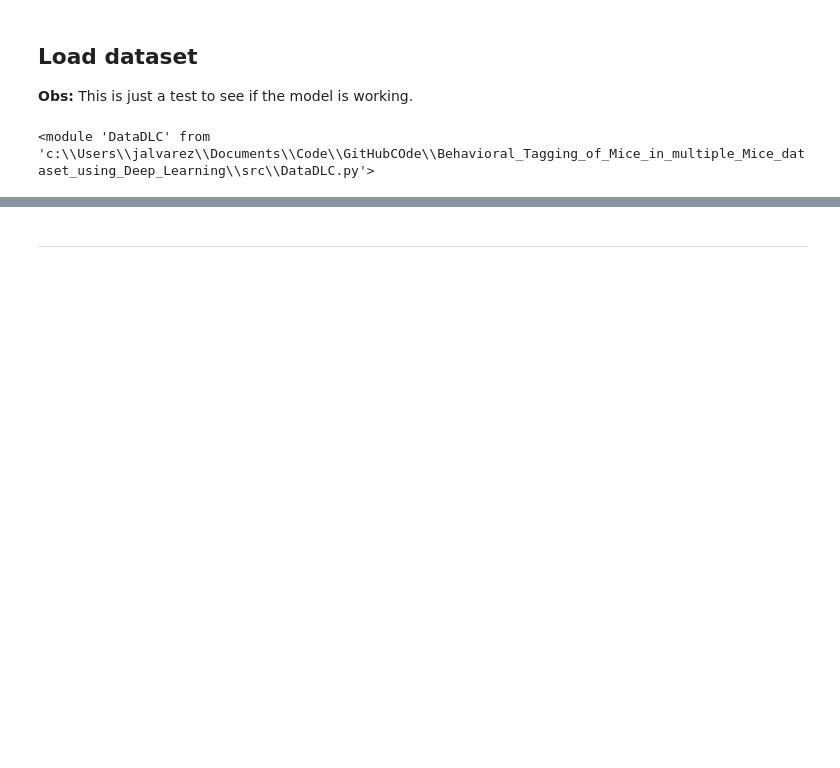
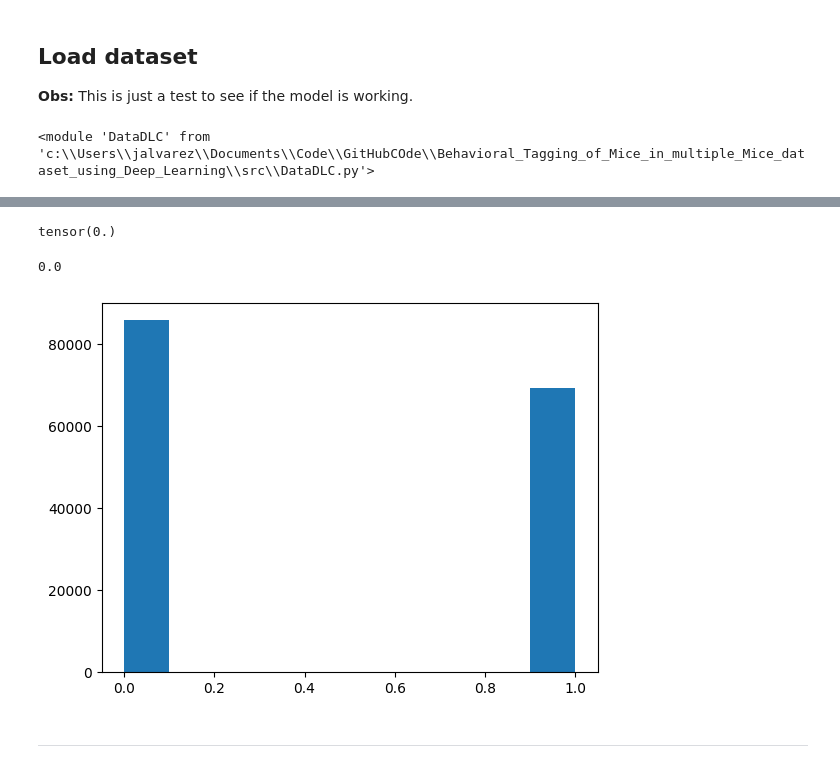
Before and after one commit to JulianAlvarezdeGiorgi/Behavioral_Tagging_of_Mice_in_multiple_Mice_setup_using_Deep_Learning, a Jupyter notebook: src/train_oficina.ipynb, the cells around one changed output, grey strips where cells are left out. Cells and saved outputs as stored; diff of their text form; code cells hidden in the pictures; blank space fills up the shorter version.

```diff
--- a/src/train_oficina.ipynb
+++ b/src/train_oficina.ipynb
@@ -94,3 +69,29 @@ Number of files: 1
+# %%
+dataset = torch.load(r'c:\Users\jalvarez\Documents\Data\DataLoader_Baseline_models\dataset_w5.pt')
+# %%
+dataset[0].x
+# %% [output]
+tensor(0.)
+# %%
+# Class balance
+y = []
+for i in range(len(dataset)):
+    y.append(dataset[i].behaviour)
+# %%
+y[0][1]
+# %% [output]
+0.0
+# %%
+contact = []
+
+for i in range(len(y)):
+    contact.append(y[i][1])
+# %%
+# Class balance
+plt.hist(contact)
+plt.show()
+# %% [output]
+[figure, added]
 # %% [markdown]
 ---
 # %% [markdown]
```
Also changed, not shown: parts of 9 cells of this notebook, 5 other files.
